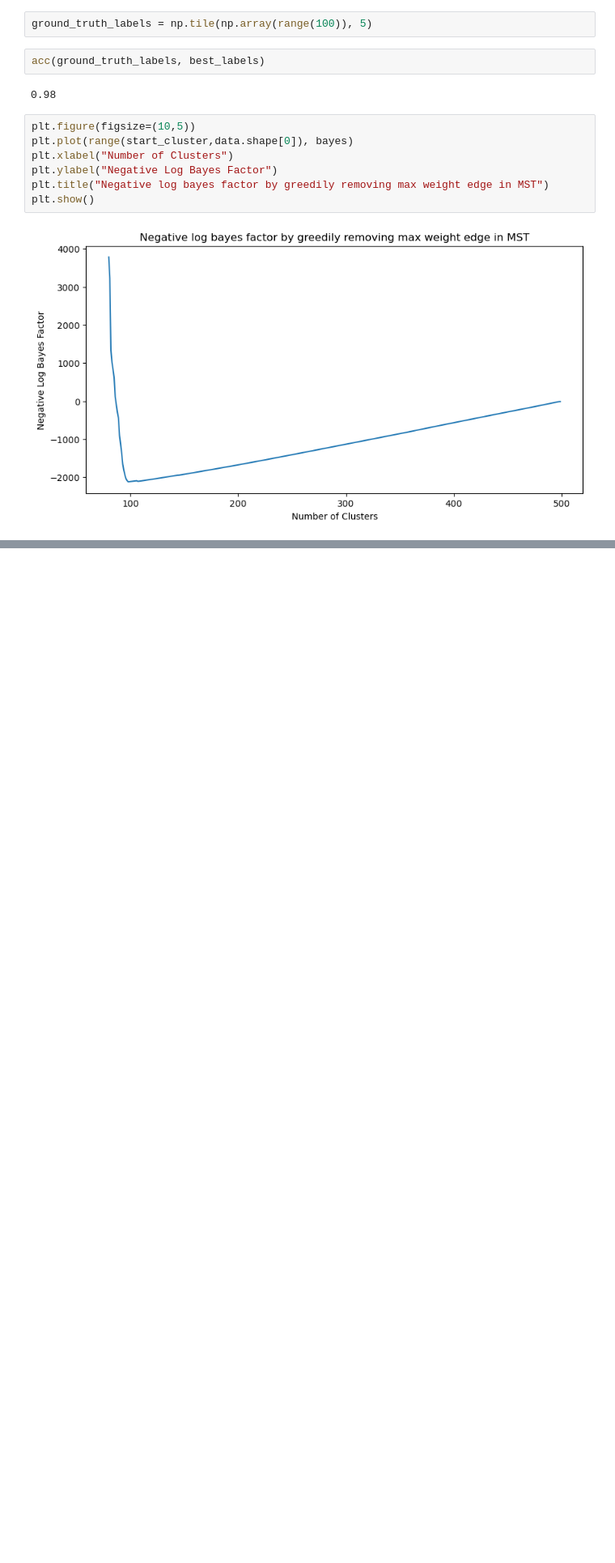
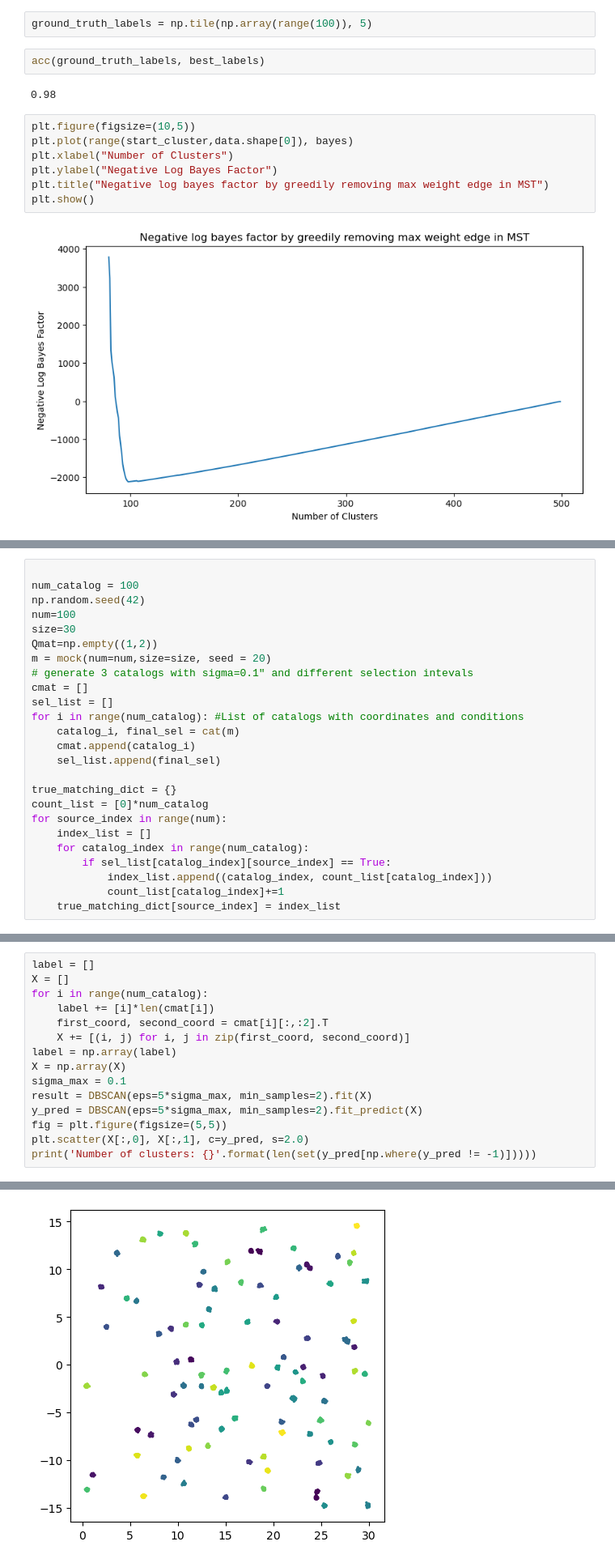
Before and after one commit to jacobf18/astronomical-matching, a Jupyter notebook: examples.ipynb, the cells around one changed output, grey strips where cells are left out. Shown at 81% size. Saved outputs shown, nothing was run; the diff lists cells and outputs as text; blank space fills up the shorter version.

```diff
--- a/examples.ipynb
+++ b/examples.ipynb
@@ -220,0 +217,25 @@ min(bayes)
+# %%
+
+num_catalog = 100
+np.random.seed(42)
+num=100
+size=30
+Qmat=np.empty((1,2))
+m = mock(num=num,size=size, seed = 20)
+# generate 3 catalogs with sigma=0.1" and different selection intevals
+cmat = []
+sel_list = []
+for i in range(num_catalog): #List of catalogs with coordinates and conditions
+    catalog_i, final_sel = cat(m)
+    cmat.append(catalog_i)
+    sel_list.append(final_sel)
+
+true_matching_dict = {}
+count_list = [0]*num_catalog
+for source_index in range(num):
+    index_list = []
+    for catalog_index in range(num_catalog):
+        if sel_list[catalog_index][source_index] == True:
+            index_list.append((catalog_index, count_list[catalog_index]))
+            count_list[catalog_index]+=1
+    true_matching_dict[source_index] = index_list
@@ -220,0 +257,16 @@ min(bayes)
+# %%
+label = []
+X = []
+for i in range(num_catalog):
+    label += [i]*len(cmat[i])
+    first_coord, second_coord = cmat[i][:,:2].T
+    X += [(i, j) for i, j in zip(first_coord, second_coord)]
+label = np.array(label)
+X = np.array(X)
+sigma_max = 0.1
+result = DBSCAN(eps=5*sigma_max, min_samples=2).fit(X)
+y_pred = DBSCAN(eps=5*sigma_max, min_samples=2).fit_predict(X)
+fig = plt.figure(figsize=(5,5))
+plt.scatter(X[:,0], X[:,1], c=y_pred, s=2.0)
+print('Number of clusters: {}'.format(len(set(y_pred[np.where(y_pred != -1)]))))
+# %% [output]
@@ -220,0 +274 @@ min(bayes)
+[figure, added]
```
Also changed, not shown: parts of 12 cells of this notebook, 1 other file.
